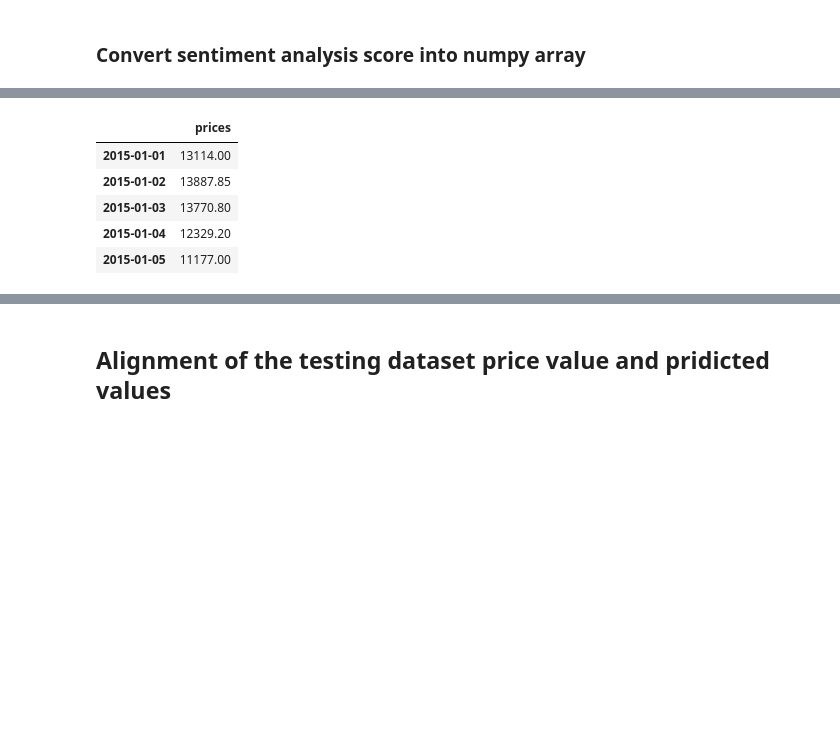
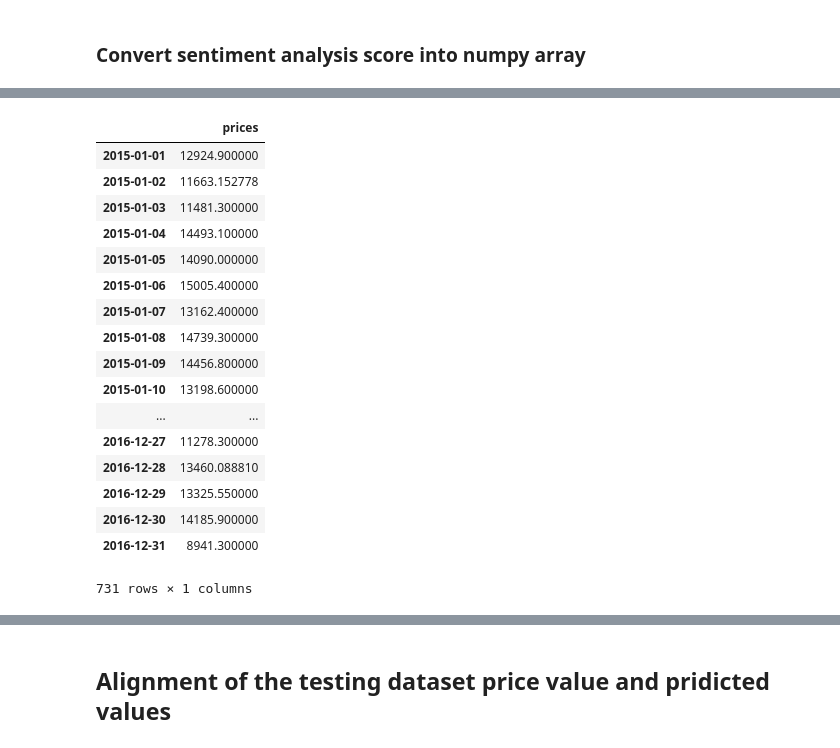
Before and after one commit to zlatnizmaj/Moj-Jupyter, a Jupyter notebook: stock_price_prediction-master/Stock_Price_Prediction-Copy1.ipynb, the cells around one changed output, grey strips where cells are left out. Cells and saved outputs as stored; diff of their text form; code cells hidden in the pictures; blank space fills up the shorter version.

```diff
--- a/stock_price_prediction-master/Stock_Price_Prediction-Copy1.ipynb
+++ b/stock_price_prediction-master/Stock_Price_Prediction-Copy1.ipynb
@@ -180,13 +174,26 @@ idx = pd.date_range(test_start_date, test_end_date)
 predictions_df = pd.DataFrame(data=prediction[0:], index = idx, columns=['prices'])
 # %%
 predictions_df.head()
+predictions_df
 # %% [output]
 |  | prices |
-| 2015-01-01 | 13114.00 |
-| 2015-01-02 | 13887.85 |
-| 2015-01-03 | 13770.80 |
-| 2015-01-04 | 12329.20 |
-| 2015-01-05 | 11177.00 |
+| 2015-01-01 | 12924.900000 |
+| 2015-01-02 | 11663.152778 |
+| 2015-01-03 | 11481.300000 |
+| 2015-01-04 | 14493.100000 |
+| 2015-01-05 | 14090.000000 |
+| 2015-01-06 | 15005.400000 |
+| 2015-01-07 | 13162.400000 |
+| 2015-01-08 | 14739.300000 |
+| 2015-01-09 | 14456.800000 |
+| 2015-01-10 | 13198.600000 |
+| ... | ... |
+| 2016-12-27 | 11278.300000 |
+| 2016-12-28 | 13460.088810 |
+| 2016-12-29 | 13325.550000 |
+| 2016-12-30 | 14185.900000 |
+| 2016-12-31 | 8941.300000 |
+731 rows × 1 columns
 # %%
 ax = predictions_df.rename(columns=
                            {"prices": "predicted_price"}).plot(title=
```
Also changed, not shown: parts of 15 cells of this notebook, 3 other files.
